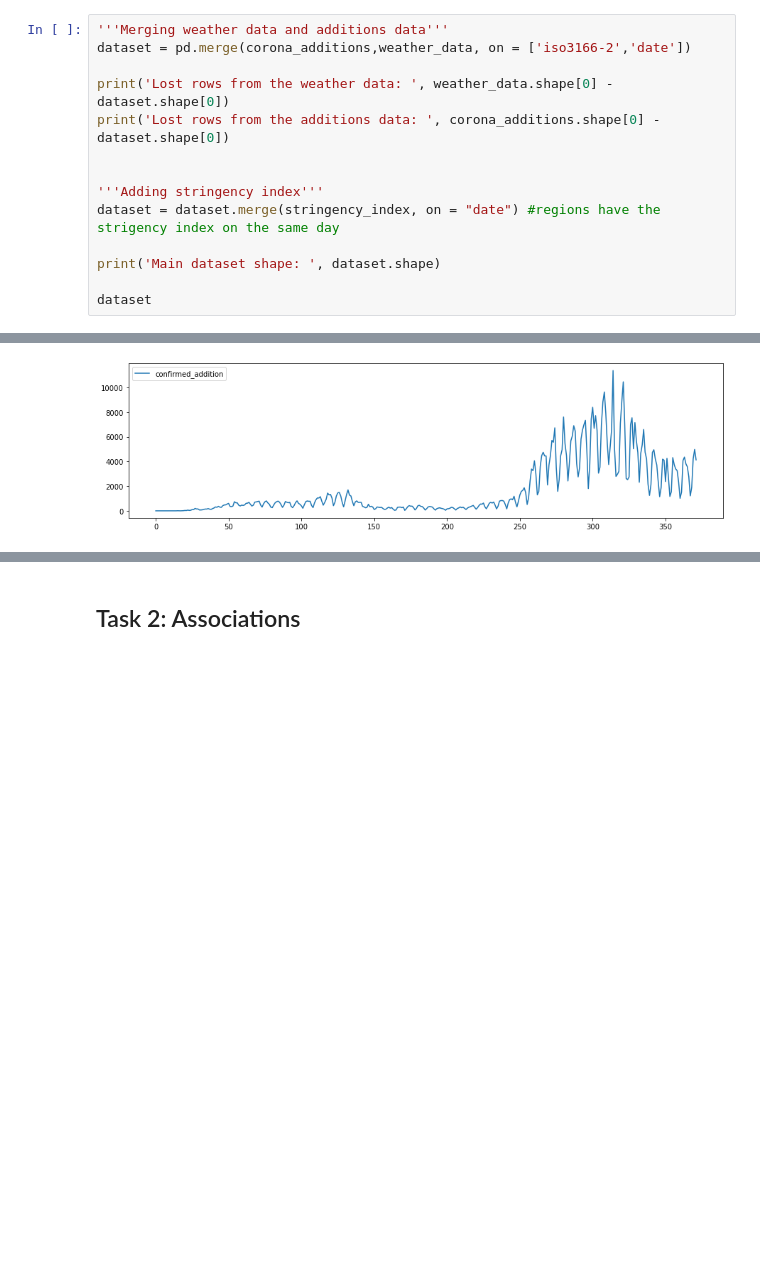
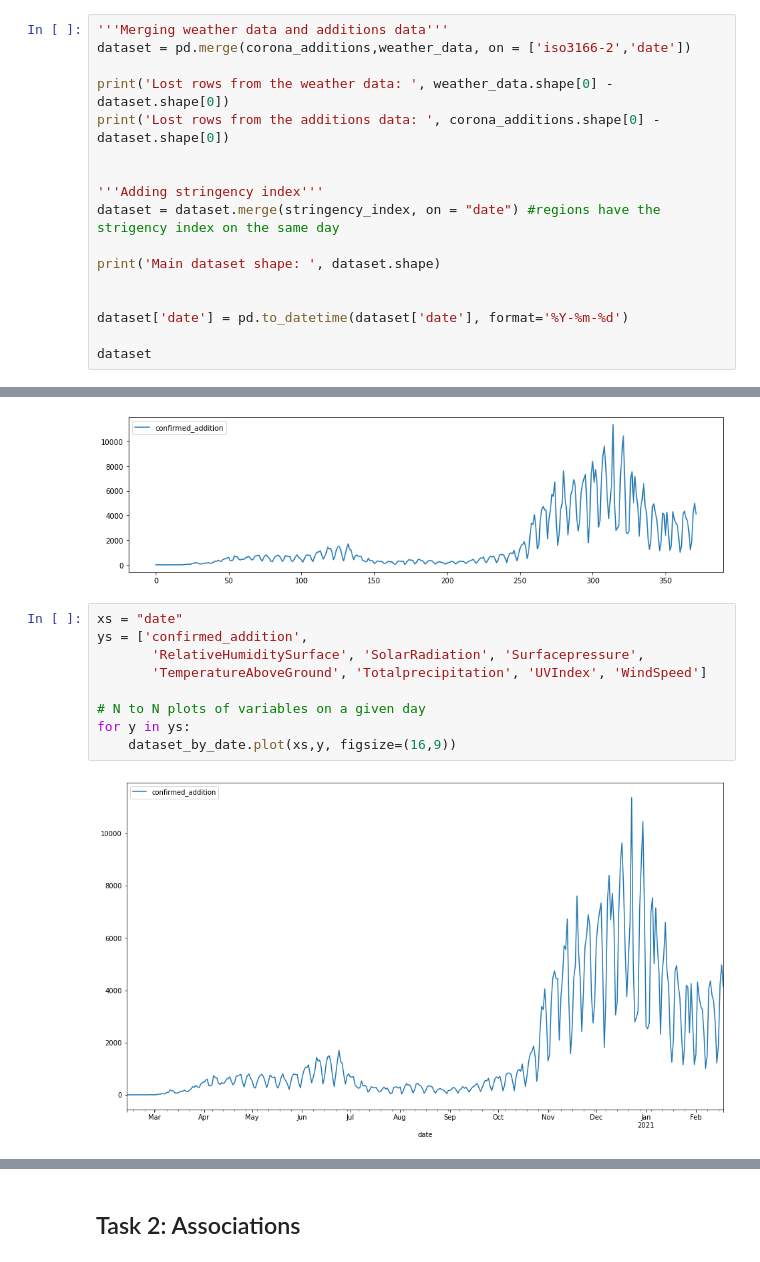
Before and after one commit to ranUser01/Covid-development-in-Sweden, a Jupyter notebook: notebooks/project_handin.ipynb, the cells around one changed output, grey strips where cells are left out. Drawn from its saved outputs; the diff is of its cells as text; blank space fills up the shorter version.

```diff
--- a/notebooks/project_handin.ipynb
+++ b/notebooks/project_handin.ipynb
@@ -161,6 +161,9 @@ dataset = dataset.merge(stringency_index, on = "date") #regions have the strigen
 
 print('Main dataset shape: ', dataset.shape)
 
+
+dataset['date'] = pd.to_datetime(dataset['date'], format='%Y-%m-%d')
+
 dataset
 # %% [output]
 Lost rows from the weather data:  63
@@ -242,3 +245,14 @@ dataset_by_date.loc[:,'confirmed_addition'].plot(figsize=(15,4)).legend(loc = 'u
 # %% [output]
 <matplotlib.legend.Legend at 0x...>
 [figure]
+# %%
+xs = "date"
+ys = ['confirmed_addition',
+       'RelativeHumiditySurface', 'SolarRadiation', 'Surfacepressure',
+       'TemperatureAboveGround', 'Totalprecipitation', 'UVIndex', 'WindSpeed']
+
+# N to N plots of variables on a given day
+for y in ys:
+    dataset_by_date.plot(xs,y, figsize=(16,9))
+# %% [output]
+[figure, added]
```
Also changed, not shown: parts of 11 cells of this notebook.
